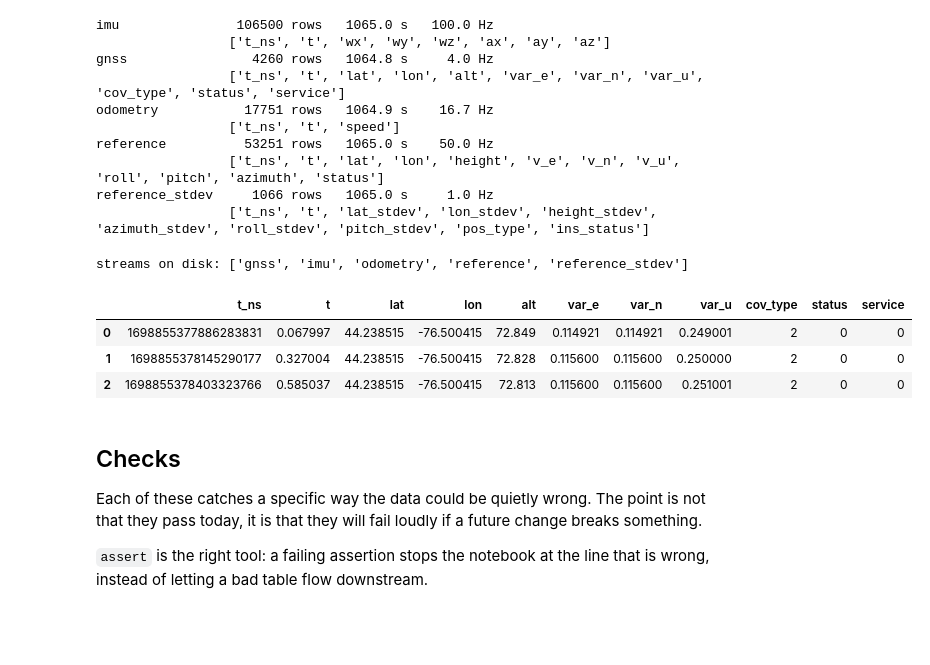
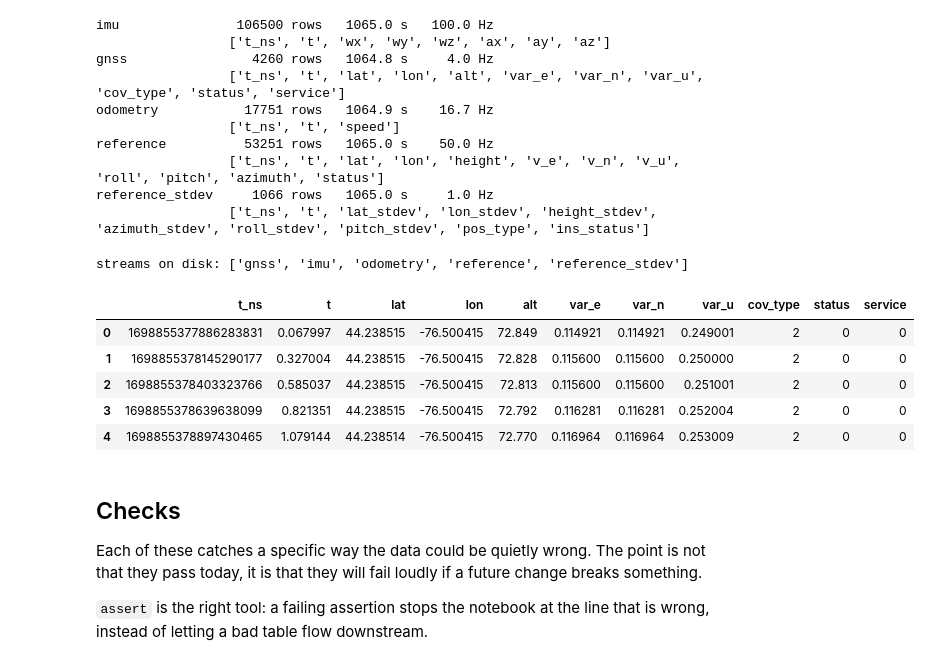
Before and after one commit to xyzhang8/imu-gnss-localization, a Jupyter notebook: notebooks/03_test_data_loader.ipynb, the cells around one changed output. Saved outputs shown, nothing was run; the diff lists cells and outputs as text; code cells hidden in the pictures; blank space fills up the shorter version.

```diff
--- a/notebooks/03_test_data_loader.ipynb
+++ b/notebooks/03_test_data_loader.ipynb
@@ -93,23 +93,25 @@ reference_stdev     1066 rows   1065.0 s     1.0 Hz
 # %%
 # Route 3: read what is already on disk. Milliseconds.
 # This is how frames.py, dead_reckoning.py and every later notebook should load data.
 
 def read_processed(sequence: str) -> dict[str, pd.DataFrame]:
     return {
         path.stem: pd.read_parquet(path)
         for path in sorted((PROCESSED / sequence).glob("*.parquet"))
     }
 
 
 from_disk = read_processed("Urban04")
 print(f"streams on disk: {list(from_disk)}")
-from_disk["gnss"].head(3)
+from_disk["gnss"].head()
 # %% [output]
 streams on disk: ['gnss', 'imu', 'odometry', 'reference', 'reference_stdev']
 |  | t_ns | t | lat | lon | alt | var_e | var_n | var_u | cov_type | status | service |
 | 0 | 1698855377886283831 | 0.067997 | 44.238515 | -76.500415 | 72.849 | 0.114921 | 0.114921 | 0.249001 | 2 | 0 | 0 |
 | 1 | 1698855378145290177 | 0.327004 | 44.238515 | -76.500415 | 72.828 | 0.115600 | 0.115600 | 0.250000 | 2 | 0 | 0 |
 | 2 | 1698855378403323766 | 0.585037 | 44.238515 | -76.500415 | 72.813 | 0.115600 | 0.115600 | 0.251001 | 2 | 0 | 0 |
+| 3 | 1698855378639638099 | 0.821351 | 44.238515 | -76.500415 | 72.792 | 0.116281 | 0.116281 | 0.252004 | 2 | 0 | 0 |
+| 4 | 1698855378897430465 | 1.079144 | 44.238514 | -76.500415 | 72.770 | 0.116964 | 0.116964 | 0.253009 | 2 | 0 | 0 |
 # %% [markdown]
 ## Checks
 
```
Also changed, not shown: parts of 1 cell of this notebook, 2 other files.
